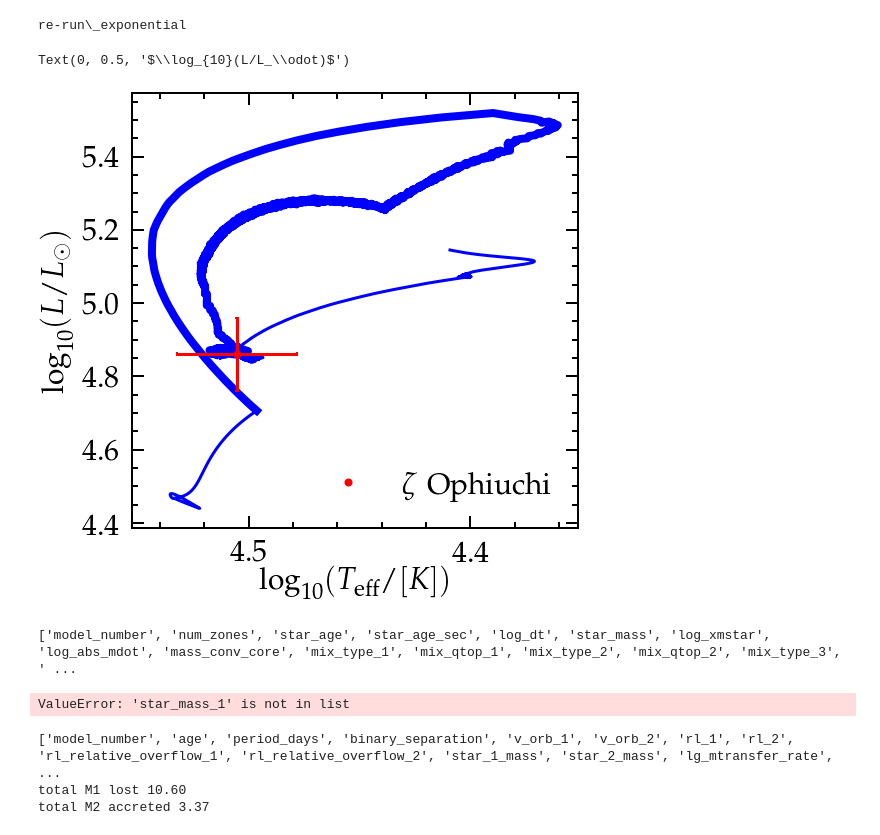
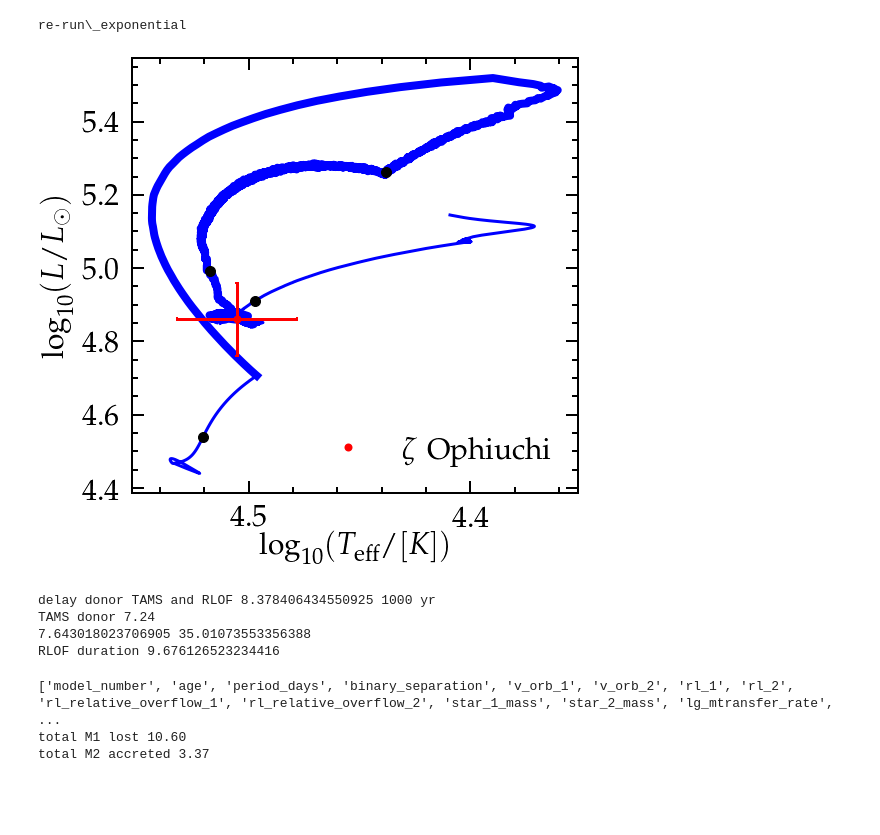
Before and after one commit to mathren/zeta_oph, a Jupyter notebook: notebooks/Best_model.ipynb, the cells around one changed output. Cells and saved outputs as stored; diff of their text form; code cells hidden in the pictures; blank space fills up the shorter version.

Commit message:
plots

```diff
--- a/notebooks/Best_model.ipynb
+++ b/notebooks/Best_model.ipynb
@@ -34,19 +34,39 @@ re-run\_exponential
 # %%
 fig = plt.figure()
 gs = gridspec.GridSpec(100, 100)
 ax = fig.add_subplot(gs[:,:])
 
 plot_HRD(ax, hfile1=hfile1, c="b", hfile2=hfile2, bfile=bfile)
 zeta_oph_HRD(ax)
 ax.plot(np.nan,np.nan, "ro",label=r"$\zeta \ \mathrm{Ophiuchi}$" )
 ax.legend()
 ax.invert_xaxis()
 ax.set_xlabel(r"$\log_{10}(T_\mathrm{eff}/ [K])$")
 ax.set_ylabel(r"$\log_{10}(L/L_\odot)$")
-# plt.savefig("/mnt/home/mrenzo/TMP/HRD_doJaccretion.pdf")
+
+
+LOGS = folder+"binary_to_postRLOF/LOGS2/"
+LOGS_single = folder+"accretor_to_TAMS/LOGS/"
+profiles =  [LOGS+'/profile31.data',  # model_number = 1500
+             LOGS+'/profile81.data',  # model_number = 4000
+             LOGS+'/profile111.data', # model_number = 5500
+             LOGS_single+'/profile11.data']
+
+for p in profiles:
+    with open(p, "r") as prof:
+        for i, line in enumerate(prof):
+            if i == 1:
+                col = line.split()
+                # print(col)
+            if i ==2:
+                Teff = np.log10(float(line.split()[col.index("Teff")]))
+                L  = np.log10(float(line.split()[col.index("photosphere_L")]))
+                # print(Teff, L)
+                break
+
+    ax.scatter(Teff, L, c='k',s=100,zorder=1000)
 # %% [output]
-Text(0, 0.5, '$\\log_{10}(L/L_\\odot)$')
-[figure, old version]
+[figure, new version]
 # %%
 # get some numbers
 
@@ -65,16 +85,20 @@ t = src[:, col.index("age")]*1e-3
 iRLOF = rl_relative_gap_1 > 0
 t_RLOF_init = min(t[iRLOF])
 print("delay donor TAMS and RLOF", f"{t_RLOF_init-t_TAMS}", "1000 yr")
-
+print("TAMS donor", f"{t_TAMS*1e-3:.2f}")
 
 
 # radial expansion accretor during RLOF
 src, col = getSrcCol(hfile1)
 radius=src[:, col.index("radius")]
 print(min(radius[iRLOF]), max(radius[iRLOF]))
+
+print("RLOF duration", max(t[iRLOF])-min(t[iRLOF]))
 # %% [output]
-['model_number', 'num_zones', 'star_age', 'star_age_sec', 'log_dt', 'star_mass', 'log_xmstar', 'log_abs_mdot', 'mass_conv_core', 'mix_type_1', 'mix_qtop_1', 'mix_type_2', 'mix_qtop_2', 'mix_type_3', ' ...
+delay donor TAMS and RLOF 8.378406434550925 1000 yr
+TAMS donor 7.24
+7.643018023706905 35.01073553356388
+RLOF duration 9.676126523234416
-ValueError: 'star_mass_1' is not in list
 # %%
 src, col = getSrcCol(bfile)
 print(col)
```
Also changed, not shown: parts of 2 cells of this notebook.
